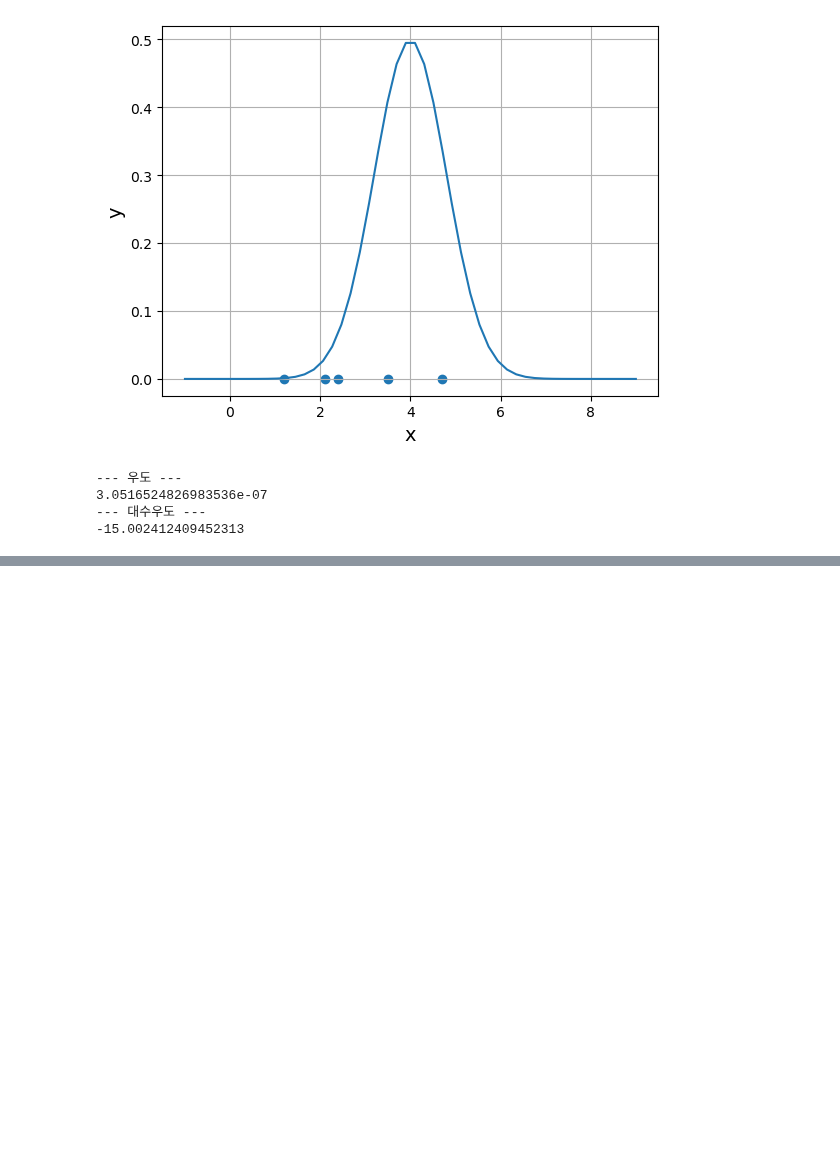
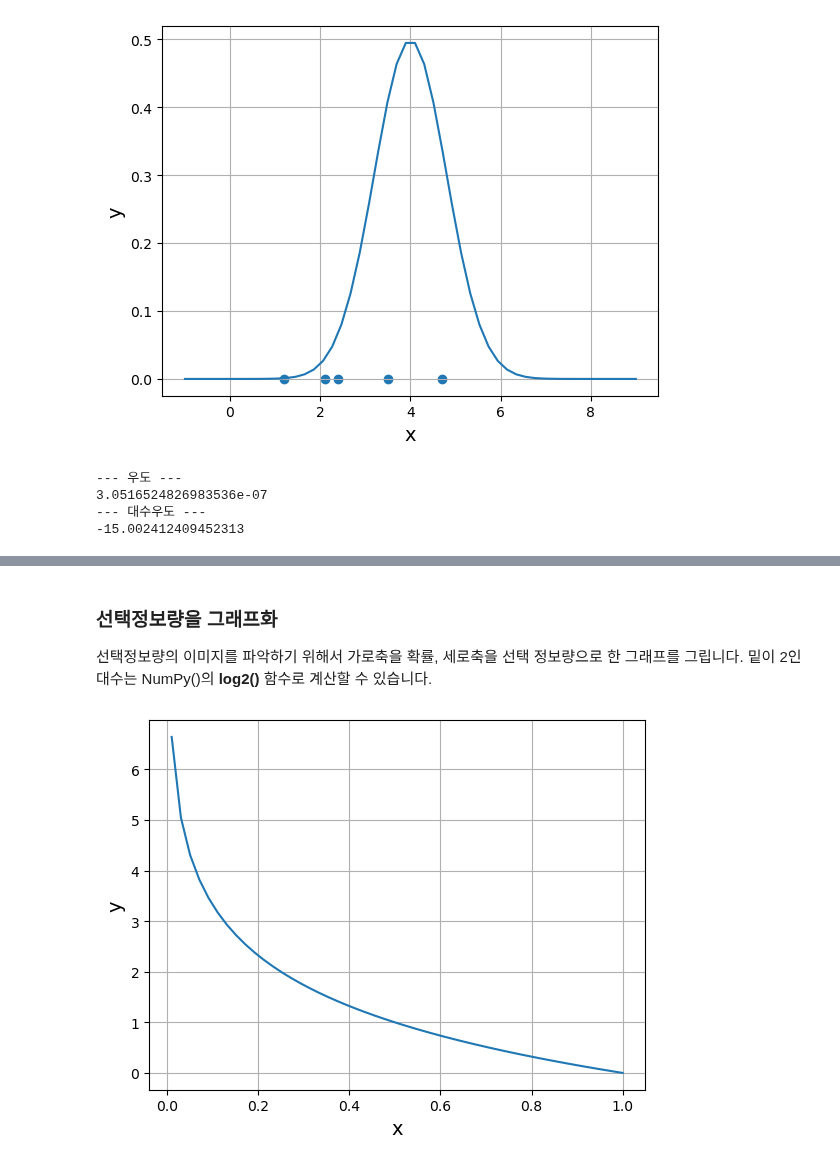
Before and after one commit to gsmin02/AI-Python-STUDY, a Jupyter notebook: Chapter/Chapter 6.ipynb, the cells around one changed output, grey strips where cells are left out. Drawn from its saved outputs; the diff is of its cells as text; code cells hidden in the pictures; blank space fills up the shorter version.

```diff
--- a/Chapter/Chapter 6.ipynb
+++ b/Chapter/Chapter 6.ipynb
@@ -1212,0 +1235,24 @@ print(np.sum(np.log(pdf(x_data, mu, sigma))))
+# %% [markdown]
+### 선택정보량을 그래프화
+
+선택정보량의 이미지를 파악하기 위해서 가로축을 확률, 세로축을 선택 정보량으로 한 그래프를 그립니다. 밑이 2인 대수는 NumPy()의 **log2()** 함수로 계산할 수 있습니다.
+# %%
+#리스트6.30
+
+%matplotlib inline
+
+import numpy as np
+import matplotlib.pyplot as plt
+
+x = np.linspace(0.01, 1) # 0의 대수는 취할 수 없으므로 0.01로
+y = -np.log2(x) # 선택정보량
+
+plt.plot(x, y)
+
+plt.xlabel("x", size=14)
+plt.ylabel("y", size=14)
+plt.grid()
+
+plt.show()
+# %% [output]
+[figure, added]
```
Also changed, not shown: parts of 12 cells of this notebook.
